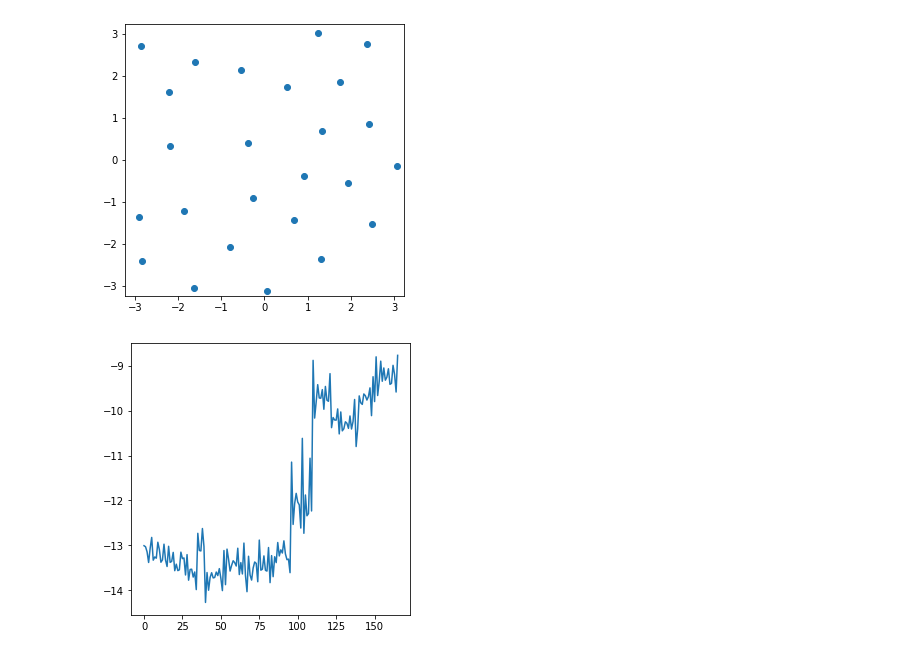
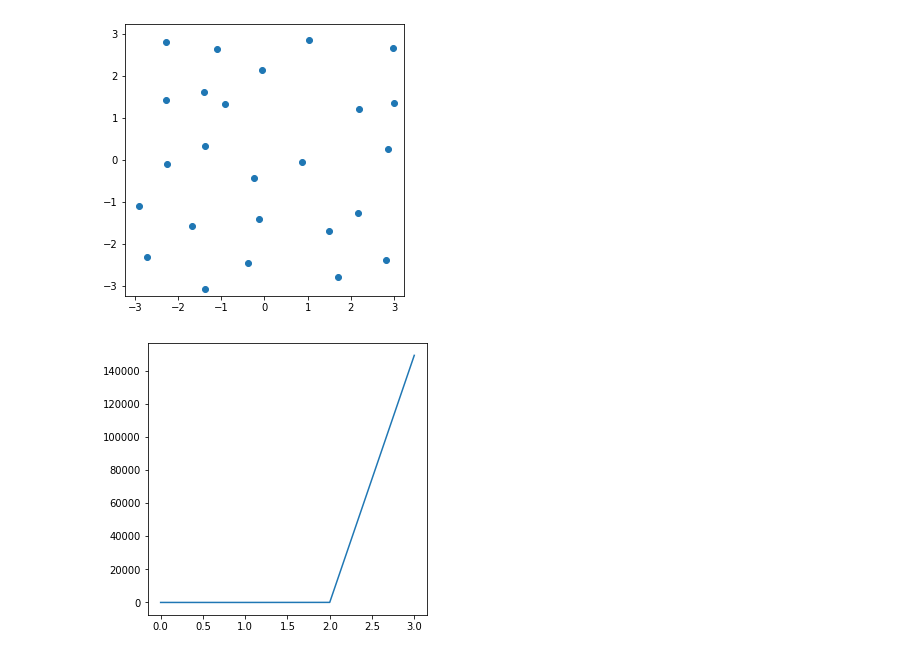
Before and after one commit to AlantheBenign/Fisica-Computacional-Informacao-e-Complexidade, a Jupyter notebook: Aula 4 - Dinâmica Molecular/Dinâmica molecular.ipynb, the cells around one changed output. Saved outputs shown, nothing was run; the diff lists cells and outputs as text; code cells hidden in the pictures.

```diff
--- a/Aula 4 - Dinâmica Molecular/Dinâmica molecular.ipynb
+++ b/Aula 4 - Dinâmica Molecular/Dinâmica molecular.ipynb
@@ -612,19 +674,25 @@ passos = int(t/dt)
 energias_3 = np.zeros(passos)
 forces = np.zeros((N,2))
 
-x,y,vx,vy = create_initial(N,box_size,temperature)
+last = 0
 
-energias_3[0] = calculate_energy(x,y,vx,vy,box_size,r_c)
+x,y,vx,vy = create_initial(N)
 
-n_viz, viz = verlet_list(x, y, r_v, box_size)
+dados = calculate_energy(x,y,vx,vy)
+energias_3[0] = dados[0]
+maior_velocidade = dados[2]
 
-forces = calculate_forces(x,y,n_viz,viz,box_size)
+n_viz, viz = verlet_list(x, y)
+
+forces = calculate_forces(x,y,n_viz,viz)
 
 for i in range(1,passos):
-    x, y, vx, vy, n_viz, viz, forces, energia = simulate(x,y,vx, vy,n_viz, viz, forces, box_size, i, dt)
+    x, y, vx, vy, n_viz, viz, forces, energia, overlap, maior_velocidade, last = simulate(x,y,vx, vy,n_viz, viz, forces, i, maior_velocidade, last, dt)
     energias_3[i] = energia
-    if i%100 == 0:
-        """plt.figure(figsize=(5,5))
+    if overlap:
+        break
+    """if i%100 == 0:
+        plt.figure(figsize=(5,5))
         plt.xlim(-box_size/2,box_size/2)
         plt.ylim(-box_size/2,box_size/2)
         plt.scatter(x,y)
@@ -658,40 +726,46 @@ print(media_energia, desvio)
 # %%
 t = 5
-dt = 3*10e-3
+dt = 10e-2
 passos = int(t/dt)
 energias_2 = np.zeros(passos)
 forces = np.zeros((N,2))
 
-x,y,vx,vy = create_initial(N,box_size,temperature)
+last = 0
 
-energias_2[0] = calculate_energy(x,y,vx,vy,box_size,r_c)
+x,y,vx,vy = create_initial(N)
 
-n_viz, viz = verlet_list(x, y, r_v, box_size)
+dados = calculate_energy(x,y,vx,vy)
+energias_2[0] = dados[0]
+maior_velocidade = dados[2]
 
-forces = calculate_forces(x,y,n_viz,viz,box_size)
+n_viz, viz = verlet_list(x, y)
+
+forces = calculate_forces(x,y,n_viz,viz)
 
 for i in range(1,passos):
-    x, y, vx, vy, n_viz, viz, forces, energia = simulate(x,y,vx, vy,n_viz, viz, forces, box_size, i, dt)
+    x, y, vx, vy, n_viz, viz, forces, energia, overlap, maior_velocidade, last = simulate(x,y,vx, vy,n_viz, viz, forces, i, maior_velocidade, last, dt)
     energias_2[i] = energia
-    if i%10 == 0:
+    if overlap:
+        break
+    if i%1 == 0:
         plt.figure(figsize=(5,5))
         plt.xlim(-box_size/2,box_size/2)
         plt.ylim(-box_size/2,box_size/2)
         plt.scatter(x,y)
         plt.show()
         display.clear_output(wait=True)
 
 plt.figure(figsize=(5,5))
 plt.xlim(-box_size/2,box_size/2)
 plt.ylim(-box_size/2,box_size/2)
 plt.scatter(x,y)
 plt.show()
 plt.figure(figsize=(5,5))
-plt.plot(energias_2)
+plt.plot(energias_2[:i+1])
 plt.show()
 # %% [output]
-[figure, old version]
+[figure, new version]
-[figure, old version]
+[figure, new version]
 # %%
 media_energia = sum(energias_2)/passos
 
```
Also changed, not shown: parts of 47 cells of this notebook.
